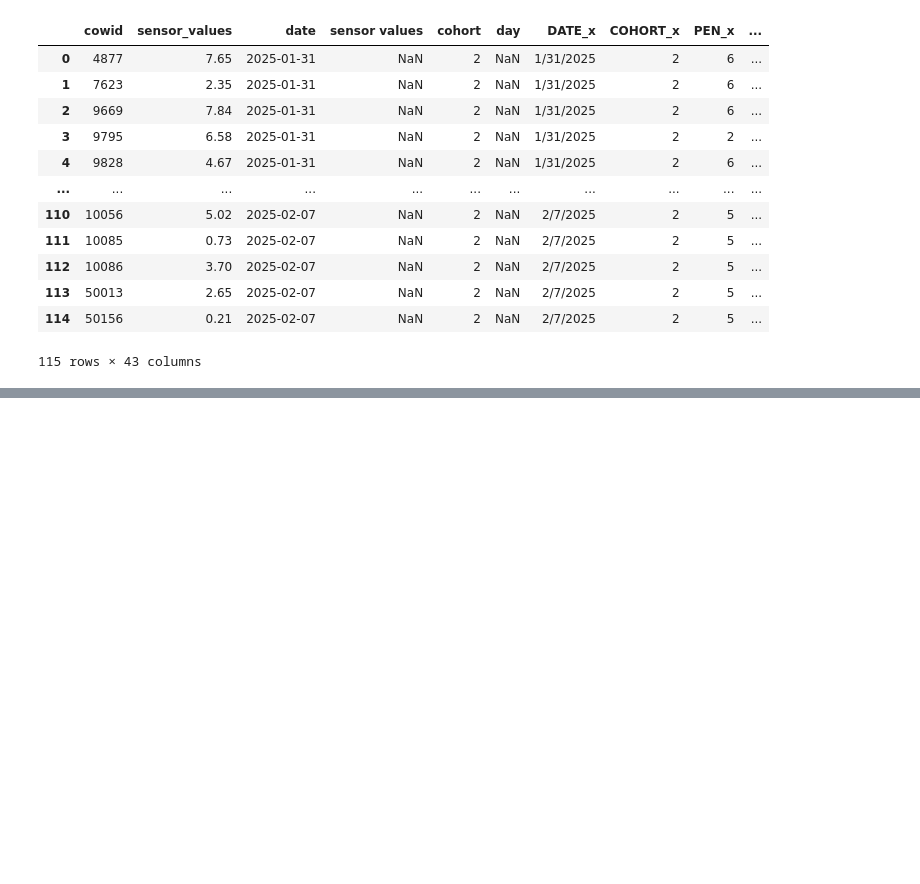
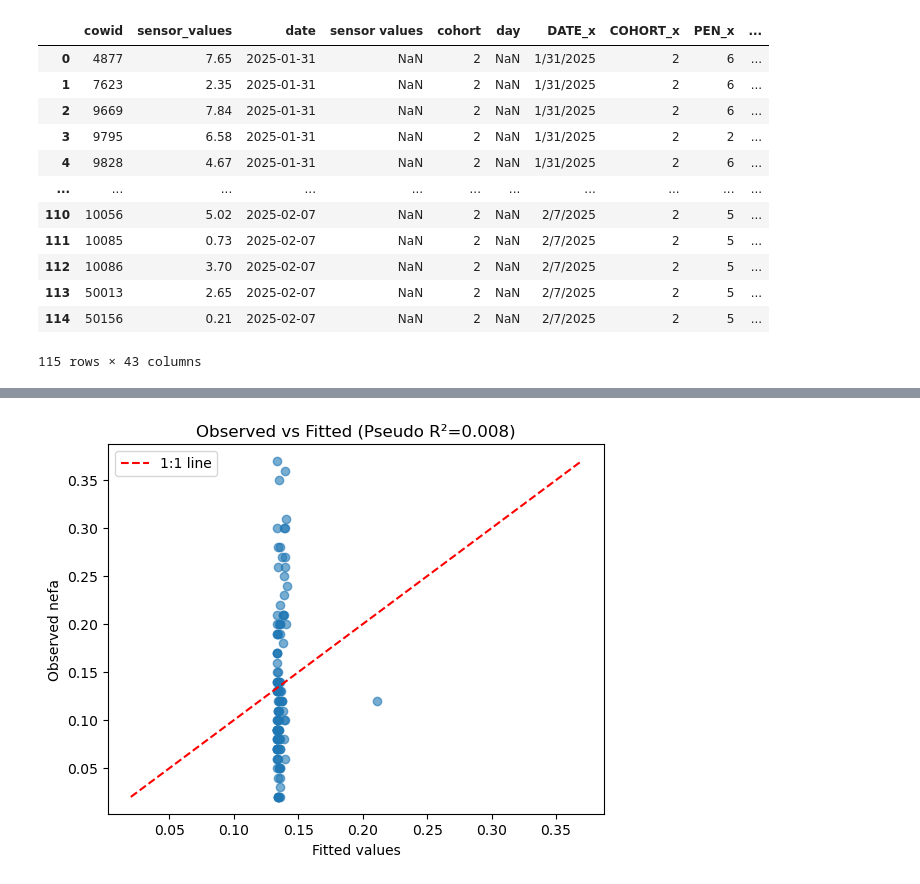
Before and after one commit to rajeshneupane7/ketosis_project, a Jupyter notebook: data_processing.ipynb, the cells around one changed output, grey strips where cells are left out. Saved outputs shown, nothing was run; the diff lists cells and outputs as text; code cells hidden in the pictures; blank space fills up the shorter version.

```diff
--- a/data_processing.ipynb
+++ b/data_processing.ipynb
@@ -196,0 +248,18 @@ merged_milk_df[['BHB','Acetone', 'sensor_values']].corr()
+# %%
+# Mixed effects model for NEFA
+model_nefa = smf.mixedlm("nefa ~ sensor_values",
+                         merged_milk_df,
+                         groups=merged_milk_df["cowid"])
+result_nefa = model_nefa.fit()
+
+# Predicted values
+merged_milk_df["fitted_nefa"] = result_nefa.fittedvalues
+
+# Residuals
+merged_milk_df["resid_nefa"] = merged_milk_df["nefa"] - merged_milk_df["fitted_nefa"]
+
+# Pseudo R-squared
+r2_nefa = np.corrcoef(merged_milk_df["nefa"], merged_milk_df["fitted_nefa"])[0,1]**2
+
+print("Pseudo R² (NEFA):", r2_nefa)
+print(result_nefa.summary())
@@ -196,0 +283,12 @@ merged_milk_df[['BHB','Acetone', 'sensor_values']].corr()
+# %%
+plt.scatter(merged_milk_df["fitted_nefa"], merged_milk_df["nefa"], alpha=0.6)
+plt.plot([merged_milk_df["nefa"].min(), merged_milk_df["nefa"].max()],
+         [merged_milk_df["nefa"].min(), merged_milk_df["nefa"].max()],
+         'r--', label="1:1 line")
+plt.xlabel("Fitted values")
+plt.ylabel("Observed nefa")
+plt.legend()
+plt.title(f"Observed vs Fitted (Pseudo R²={r2_nefa:.3f})")
+plt.show()
+# %% [output]
+[figure, added]
```
Also changed, not shown: parts of 29 cells of this notebook.
